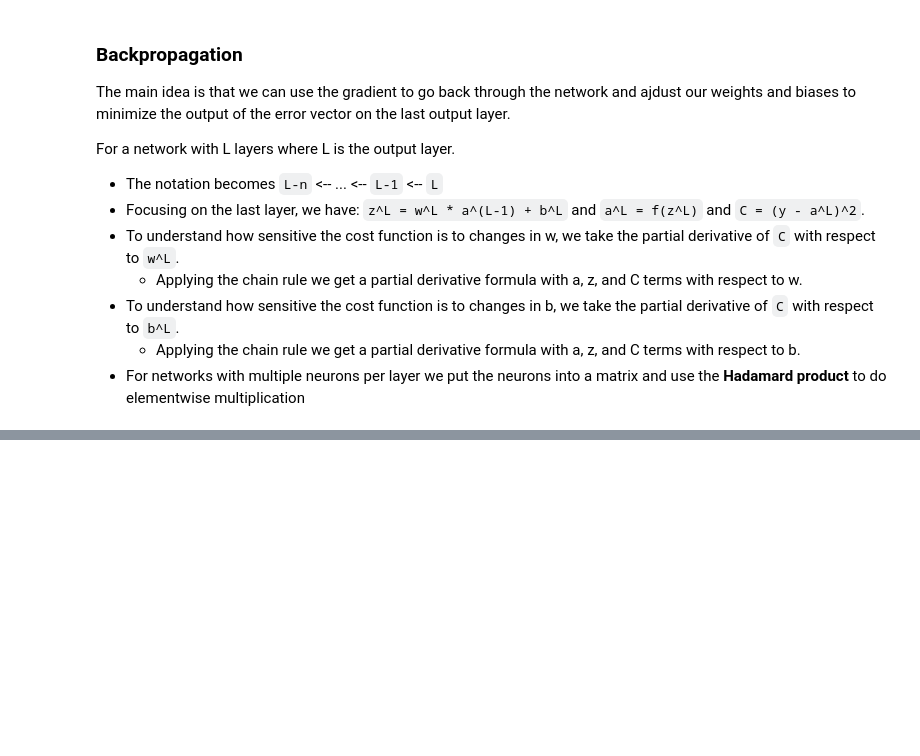
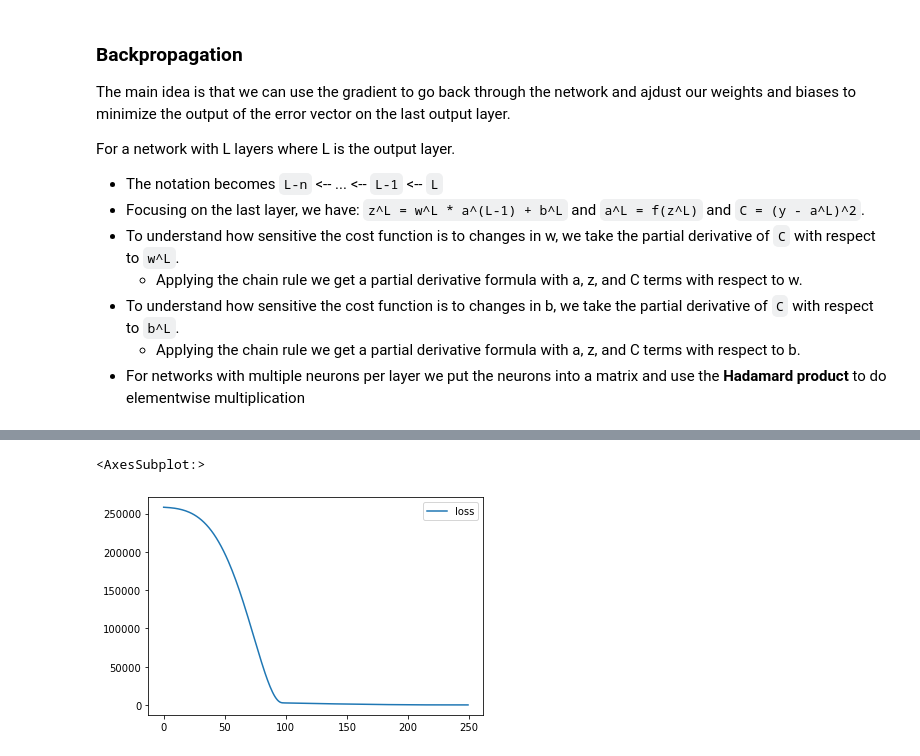
Before and after one commit to kamelCased/learningDataScience, a Jupyter notebook: Neural Networks.ipynb, the cells around one changed output, grey strips where cells are left out. Saved outputs shown, nothing was run; the diff lists cells and outputs as text; code cells hidden in the pictures; blank space fills up the shorter version.

```diff
--- a/Neural Networks.ipynb
+++ b/Neural Networks.ipynb
@@ -202,0 +313,10 @@ For a network with L layers where L is the output layer.
+# %%
+# Second way to create model (preferred because you can turn off layers easily)
+
+model = Sequential()
+
+model.add(Dense(4, activation='relu'))
+model.add(Dense(4, activation='relu'))
+model.add(Dense(4, activation='relu'))
+
+model.add(Dense(1))
@@ -202,0 +325,4 @@ For a network with L layers where L is the output layer.
+# %%
+# compile the model
+
+model.compile(optimizer='rmsprop', loss='mse')
@@ -202,0 +331,4 @@ For a network with L layers where L is the output layer.
+# %%
+# fit the model
+
+model.fit(x = X_train, y = y_train, epochs = 250)
@@ -202,0 +356,5 @@ For a network with L layers where L is the output layer.
+# %%
+# save training history
+
+loss_df = pd.DataFrame(model.history.history)
+loss_df
@@ -202,0 +375,5 @@ For a network with L layers where L is the output layer.
+# %%
+loss_df.plot()
+# %% [output]
+<AxesSubplot:>
+[figure, added]
```
Also changed, not shown: parts of 43 cells of this notebook, 2 other files.
